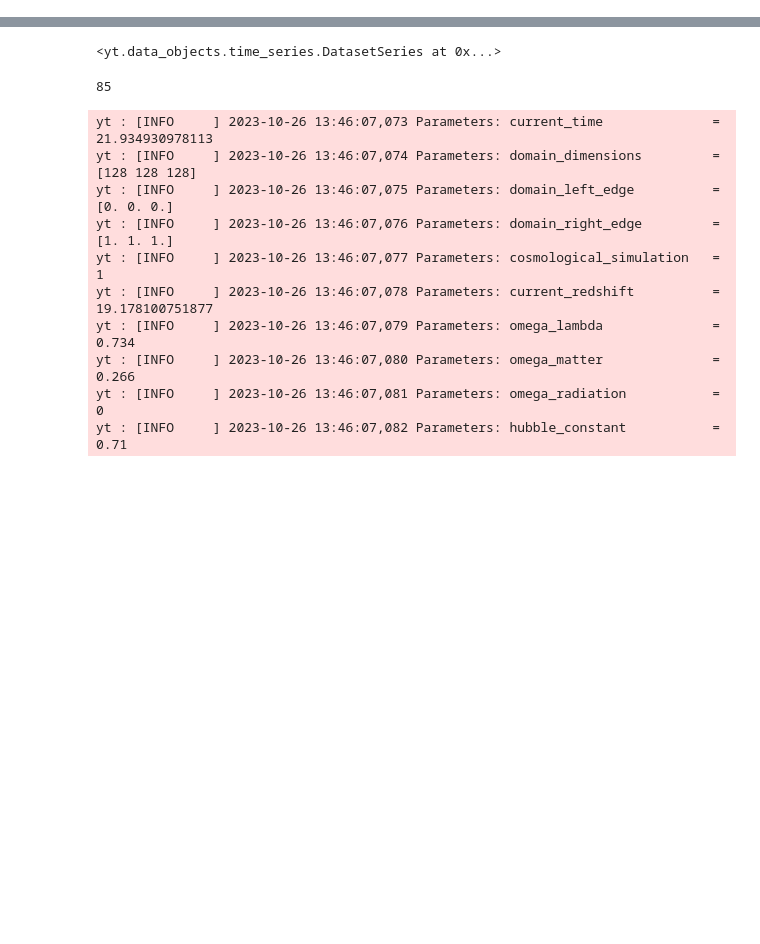
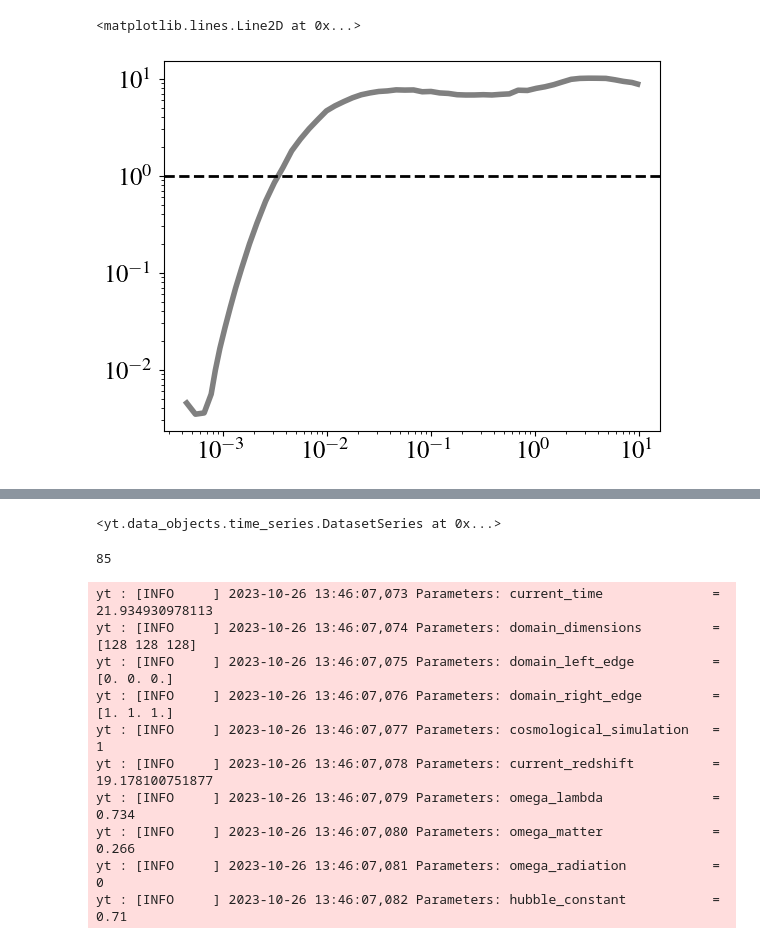
Before and after one commit to simonetgordon/smartstar_simulation_analysis, a Jupyter notebook: python_scripts/fourier_modes_2.ipynb, the cells around one changed output, grey strips where cells are left out. Saved outputs shown, nothing was run; the diff lists cells and outputs as text; code cells hidden in the pictures; blank space fills up the shorter version.

Commit message:
disc projections plotting and fourier modes 2 ipynb updates

```diff
--- a/python_scripts/fourier_modes_2.ipynb
+++ b/python_scripts/fourier_modes_2.ipynb
@@ -11,0 +57,9 @@ Note: you may need to restart the kernel to use updated packages.
+# %%
+data_beck = pd.read_csv("cooling_line_beckmann.csv")
+radius_beck = data_beck['radius'].tolist()
+q_ratio_beck = data_beck['qratio'].tolist()
+plt.loglog(radius_beck, q_ratio_beck, color="grey", label="Beckmann_2018",linewidth=4)
+plt.axhline(y=1, color='k', linestyle='--', label="q=1")
+# %% [output]
+<matplotlib.lines.Line2D at 0x...>
+[figure, added]
```
Also changed, not shown: parts of 19 cells of this notebook, 1 other file.
